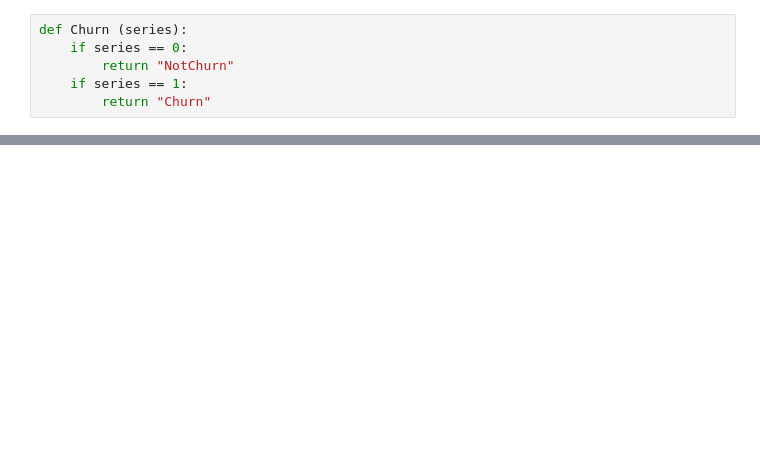
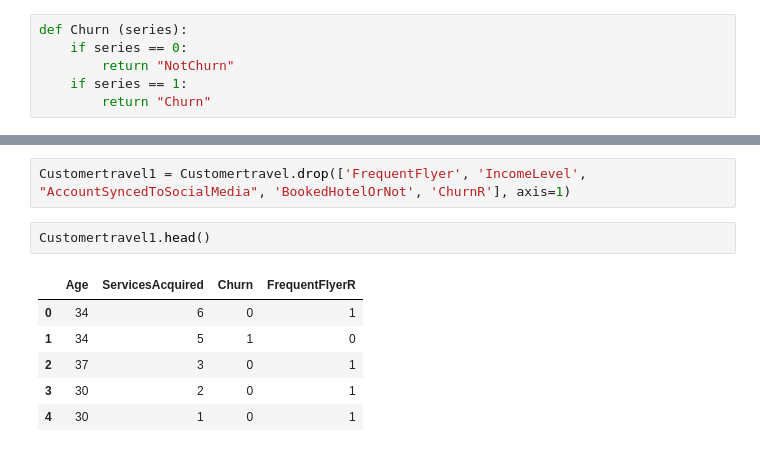
Before and after one commit to imrodz18/finalproject, a Jupyter notebook: Notebooks/Ines Final Project.ipynb, the cells around one changed output, grey strips where cells are left out. Cells and saved outputs as stored; diff of their text form; blank space fills up the shorter version.

```diff
--- a/Notebooks/Ines Final Project.ipynb
+++ b/Notebooks/Ines Final Project.ipynb
@@ -361,0 +362,11 @@ ValueError: 'Y10rRd' is not a valid value for name; supported values are 'Accent
+# %%
+Customertravel1 = Customertravel.drop(['FrequentFlyer', 'IncomeLevel', "AccountSyncedToSocialMedia", 'BookedHotelOrNot', 'ChurnR'], axis=1)
+# %%
+Customertravel1.head()
+# %% [output]
+|  | Age | ServicesAcquired | Churn | FrequentFlyerR |
+| 0 | 34 | 6 | 0 | 1 |
+| 1 | 34 | 5 | 1 | 0 |
+| 2 | 37 | 3 | 0 | 1 |
+| 3 | 30 | 2 | 0 | 1 |
+| 4 | 30 | 1 | 0 | 1 |
```
Also changed, not shown: parts of 14 cells of this notebook, 1 other file.
